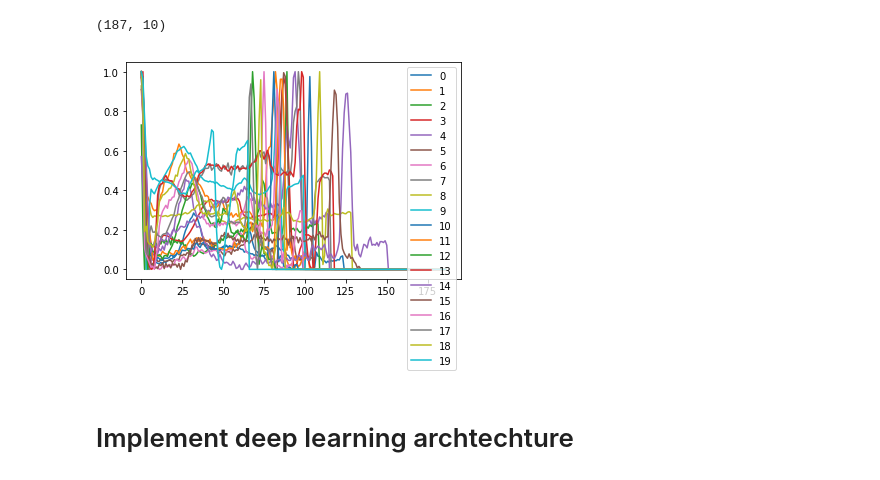
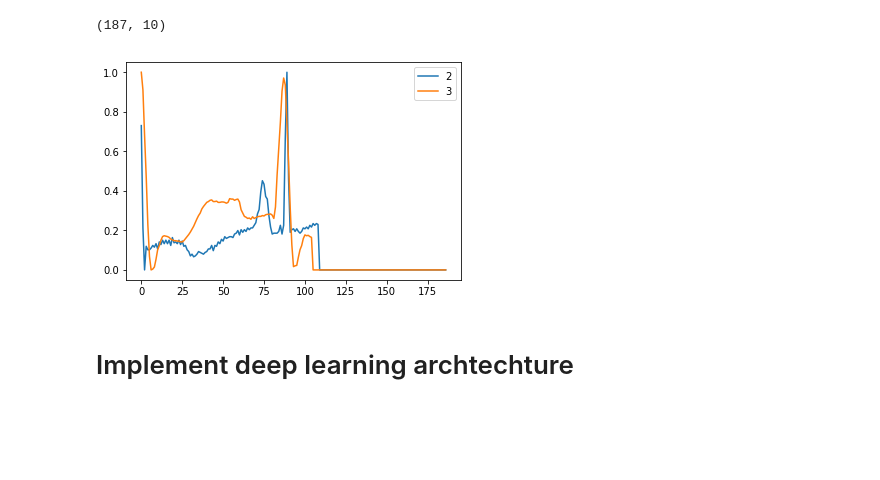
Before and after one commit to iamgauravg/Shared, a Jupyter notebook: Capstone_Project_2/12_5_1_Capstone_Project_2_ver1.ipynb, the cells around one changed output. Drawn from its saved outputs; the diff is of its cells as text; code cells hidden in the pictures; blank space fills up the shorter version.

```diff
--- a/Capstone_Project_2/12_5_1_Capstone_Project_2_ver1.ipynb
+++ b/Capstone_Project_2/12_5_1_Capstone_Project_2_ver1.ipynb
@@ -149,10 +149,10 @@ predictors_test_transpose.iloc[:,:10].shape
 # %% [output]
 (187, 10)
 # %%
-predictors_test_transpose.iloc[:,:20].plot()
+predictors_test_transpose.iloc[:,2:4].plot()
 plt.show()
 # %% [output]
-[figure, old version]
+[figure, new version]
 # %% [markdown]
 # Implement deep learning archtechture
 # %%
```
Also changed, not shown: parts of 10 cells of this notebook.
